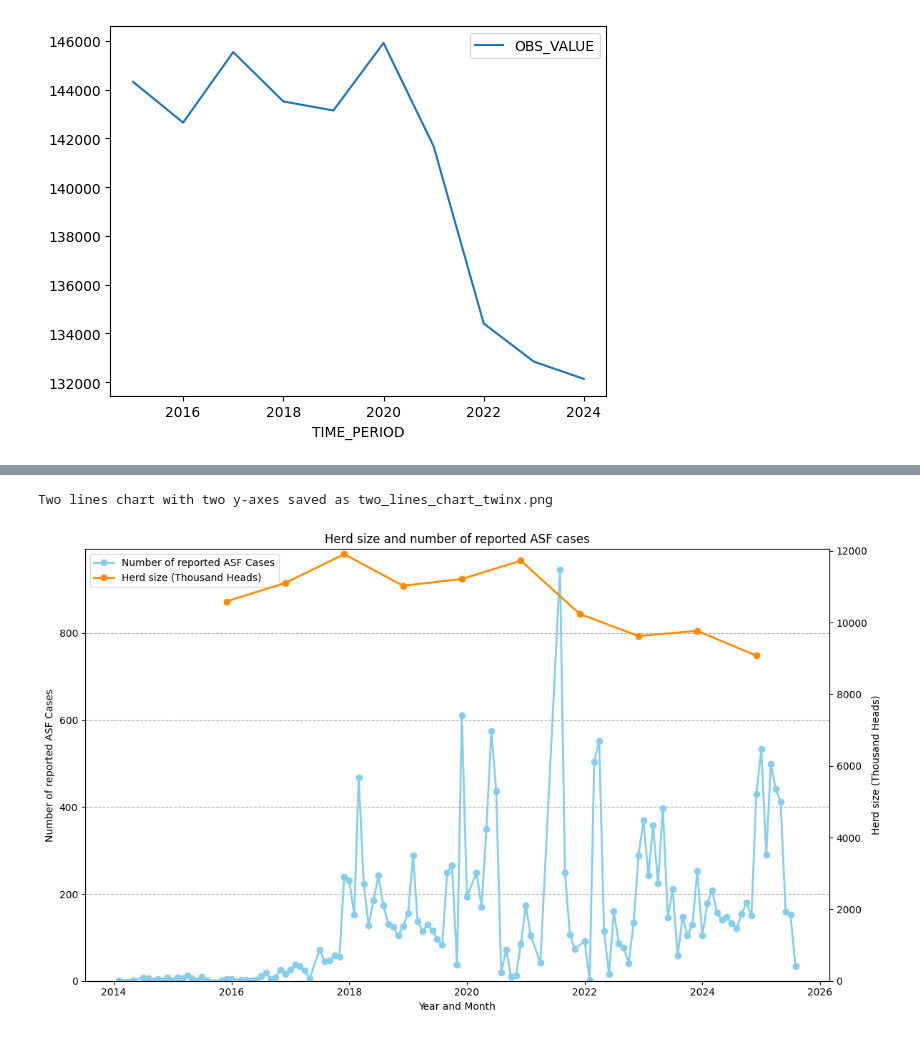
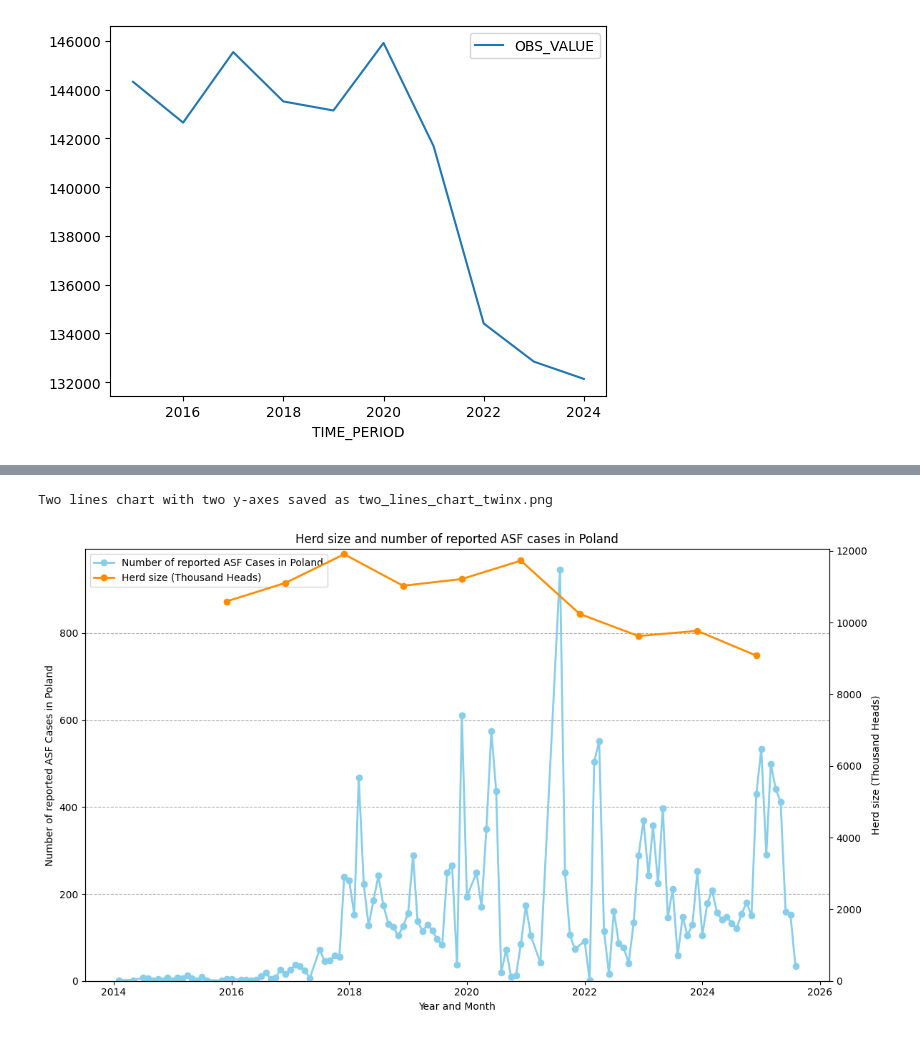
Before and after one commit to Dhp16/asf-investigation, a Jupyter notebook: ASF_Investigation.ipynb, the cells around one changed output, grey strips where cells are left out. Cells and saved outputs as stored; diff of their text form; code cells hidden in the pictures.

Commit message:
herd size

```diff
--- a/ASF_Investigation.ipynb
+++ b/ASF_Investigation.ipynb
@@ -630,43 +650,43 @@ fig, ax1 = plt.subplots(figsize=(12, 7))
 ax1.plot(
     cases_by_month.index,
     cases_by_month.values,
-    label='Number of reported ASF Cases',
+    label='Number of reported ASF Cases in Poland',
     color='skyblue',
     marker='o',
     linewidth=2
 )
 ax1.set_xlabel('Year and Month')
-ax1.set_ylabel('Number of reported ASF Cases')
+ax1.set_ylabel('Number of reported ASF Cases in Poland')
 ax1.set_ylim(bottom=0)
 ax1.grid(True, linestyle='--', axis='y')
 
 # Create a secondary axes (ax2) that shares the same x-axis
 ax2 = ax1.twinx()
 
 # Plot the herds data on the secondary axes (ax2)
 ax2.plot(
     herds_by_month.index,
     herds_by_month['OBS_VALUE'],
     label='Herd size (Thousand Heads)',
     color='darkorange',
     marker='o',
     linewidth=2
 )
 ax2.set_ylabel('Herd size (Thousand Heads)')
 ax2.set_ylim(bottom=0)
 
 # Set the title and combine the legends
-ax1.set_title('Herd size and number of reported ASF cases')
+ax1.set_title('Herd size and number of reported ASF cases in Poland')
 lines1, labels1 = ax1.get_legend_handles_labels()
 lines2, labels2 = ax2.get_legend_handles_labels()
 ax1.legend(lines1 + lines2, labels1 + labels2, loc='upper left')
 
 plt.tight_layout()
-plt.savefig('two_lines_chart_twinx.png')
+plt.savefig('herd_size_vs_asf_cases_in_poland.svg')
 print("Two lines chart with two y-axes saved as two_lines_chart_twinx.png")
 
 # Maybe need to look at cases relative to the change in the number of cases? Deritive of the cases?
 # Calculate correlation between them and then be done with it
 # %% [output]
 Two lines chart with two y-axes saved as two_lines_chart_twinx.png
-[figure, old version]
+[figure, new version]
```
Also changed, not shown: parts of 3 cells of this notebook, 2 other files.
